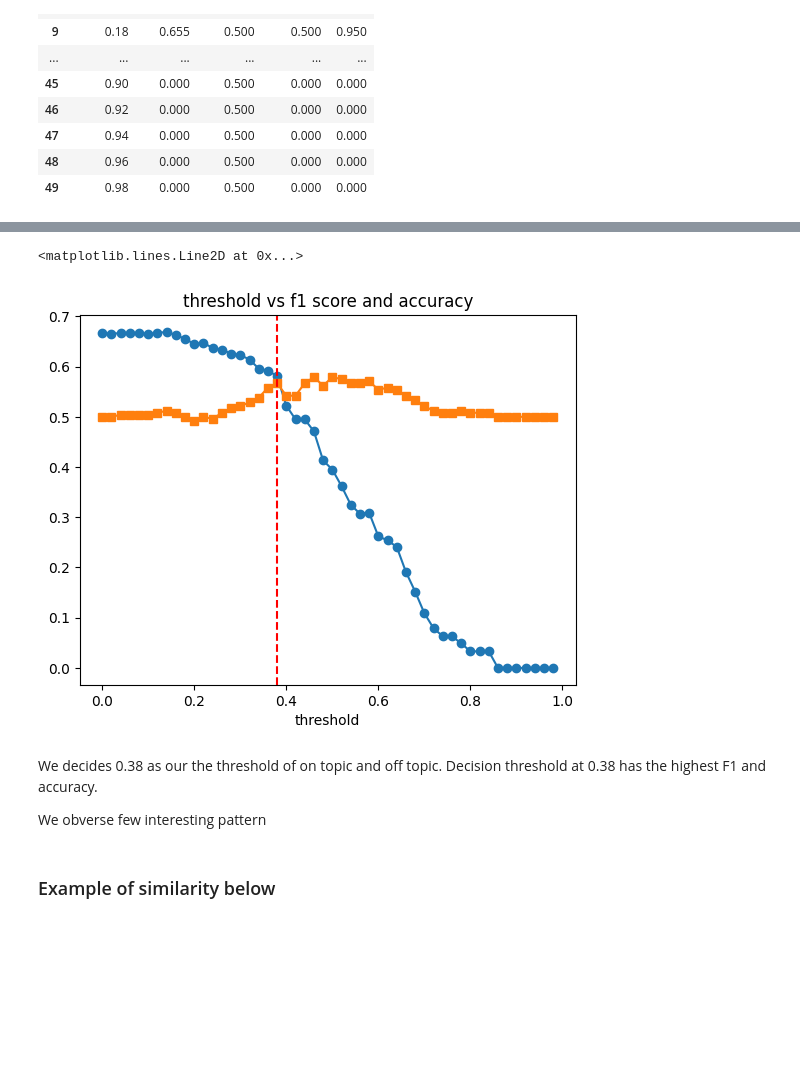
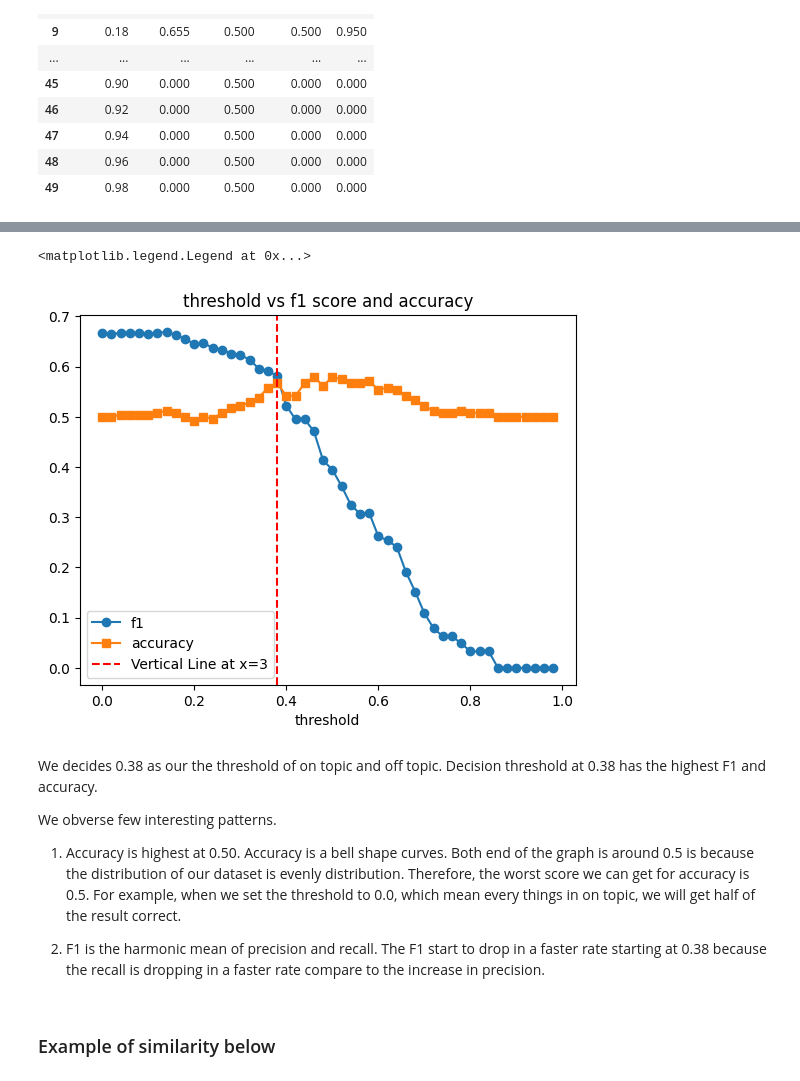
Before and after one commit to team-langbot/content-classification, a Jupyter notebook: content_classification.ipynb, the cells around one changed output, grey strips where cells are left out. Saved outputs shown, nothing was run; the diff lists cells and outputs as text; code cells hidden in the pictures; blank space fills up the shorter version.

```diff
--- a/content_classification.ipynb
+++ b/content_classification.ipynb
@@ -307,20 +310,24 @@ Note: The F1 score, recall and precision are 0 starting from 0.86 is because the
 # %%
 import matplotlib.pyplot as plt
 plt.plot(df1['threshold'], df1['f1_score'],label='f1', marker='o')
 plt.plot(df1['threshold'], df1['accuracy'], label='accuracy', marker='s')
 
 # Adding labels and title
 plt.xlabel('threshold')
 # plt.ylabel('f1 score')
 plt.title('threshold vs f1 score and accuracy')
 plt.axvline(x=0.38, color='red', linestyle='--', label='Vertical Line at x=3')
+plt.legend()
 # %% [output]
-<matplotlib.lines.Line2D at 0x...>
+<matplotlib.legend.Legend at 0x...>
-[figure, old version]
+[figure, new version]
-# %% [markdown]
-We decides 0.38 as our the threshold of on topic and off topic. Decision threshold at 0.38 has the highest F1 and accuracy.
-
-We obverse few interesting pattern
+# %% [markdown]
+We decides 0.38 as our the threshold of on topic and off topic. Decision threshold at 0.38 has the highest F1 and accuracy.
+
+We obverse few interesting patterns.
+1) Accuracy is highest at 0.50. Accuracy is a bell shape curves. Both end of the graph is around 0.5 is because the distribution of our dataset is evenly distribution. Therefore, the worst score we can get for accuracy is 0.5. For example, when we set the threshold to 0.0, which mean every things in on topic, we will get half of the result correct.
+
+2) F1 is the harmonic mean of precision and recall. The F1 start to drop in a faster rate starting at 0.38 because the recall is dropping in a faster rate compare to the increase in precision.
 # %% [markdown]
 ### Example of similarity below
 # %%
```
Also changed, not shown: parts of 2 cells of this notebook.
